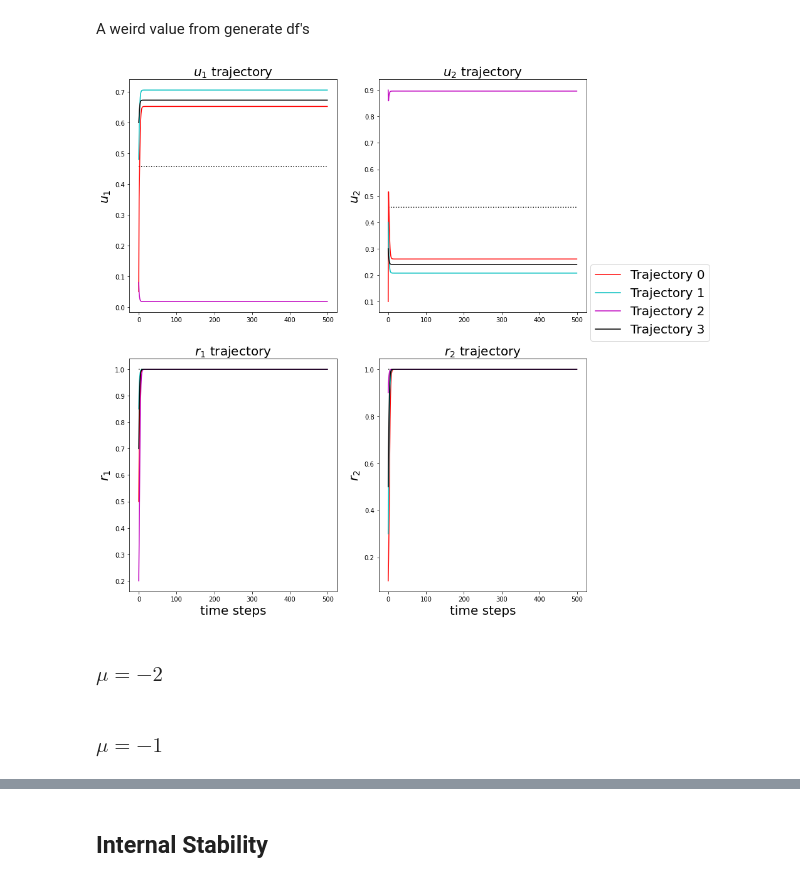
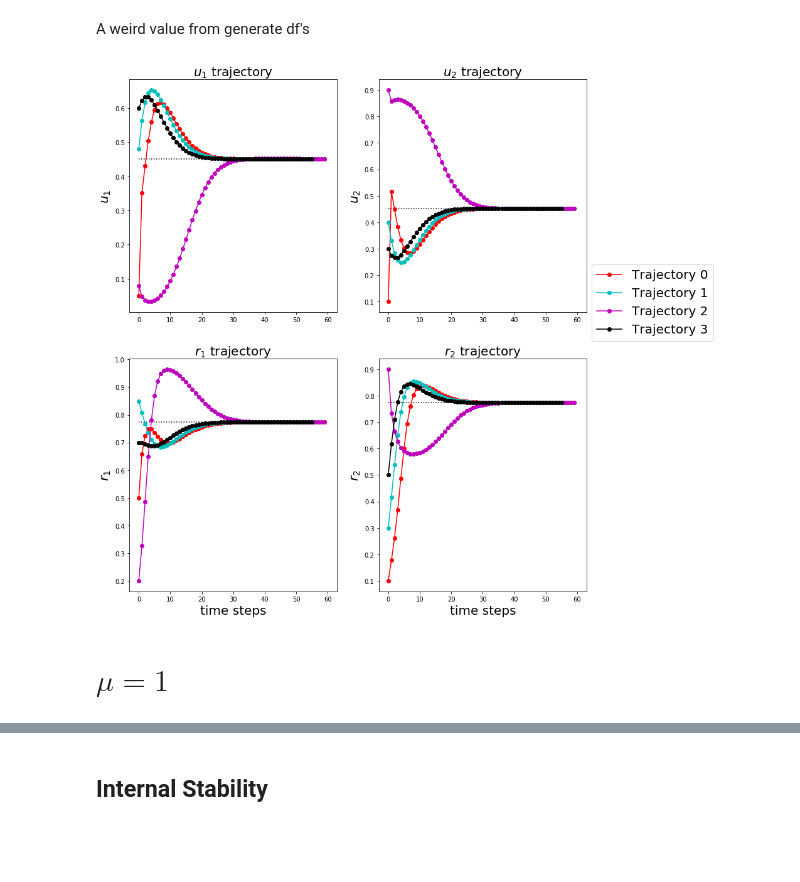
Before and after one commit to taliaborofsky/PayoffLearning_RelativeFood, a Jupyter notebook: PO_Trajectories.ipynb, the cells around one changed output, grey strips where cells are left out. Cells and saved outputs as stored; diff of their text form; code cells hidden in the pictures; blank space fills up the shorter version.

```diff
--- a/PO_Trajectories.ipynb
+++ b/PO_Trajectories.ipynb
@@ -578,20 +578,22 @@ print('mu = ' + str(pd.unique(dat_weird['mu'])))
 print('s = ' + str(pd.unique(dat_weird['s'])))
 print('beta = ' + str(pd.unique(dat_weird['beta'])))
 # %%
-mu = -2; s = 3; beta = 0
+mu = -2; s = 3; beta = 0.5
 K = Kfun(s,scs.norm(mu)); pc = pcfun(s,scs.norm(mu))
 colors = ['r','c','m','k']
 detail_plot_loc = 0 # no detail plot
-axes, u1eq, traj_df_list = plot_trajectories(mu,s,beta, tsteps=500,
+axes, u1eq, traj_df_list = plot_trajectories(mu,s,beta, tsteps=60,
                                              detail_plot_loc = detail_plot_loc, colors = colors)
 # do a detail plot
 # see https://stackoverflow.com/questions/13583153/how-to-zoomed-a-portion-of-image-and-insert-in-the-same-plot-in-matplotlib
 
 fig = axes[0][0].figure
-fig.savefig('Figures/trajectory_no_reach_eq',bbox_inches = 'tight')
+fig.savefig('Figures/trajectory_mu_minus2_s3_beta0_5',bbox_inches = 'tight')
 #fig.savefig('Figures/trajectory_muminus2_s0_3_beta0_5',bbox_inches = 'tight')
-# %% [output]
-[figure, removed]
+# %%
+fig
+# %% [output]
+[figure, added]
 # %% [markdown]
-### $\mu = -2$
+# $\mu = 1$
 # %%
@@ -616,2 +612,0 @@ fig.savefig('Figures/trajectory_muminus2_s0_05_beta0_5',bbox_inches = 'tight')
-# %% [markdown]
-### $\mu = -1$
```
Also changed, not shown: parts of 13 cells of this notebook, 8 other files.
